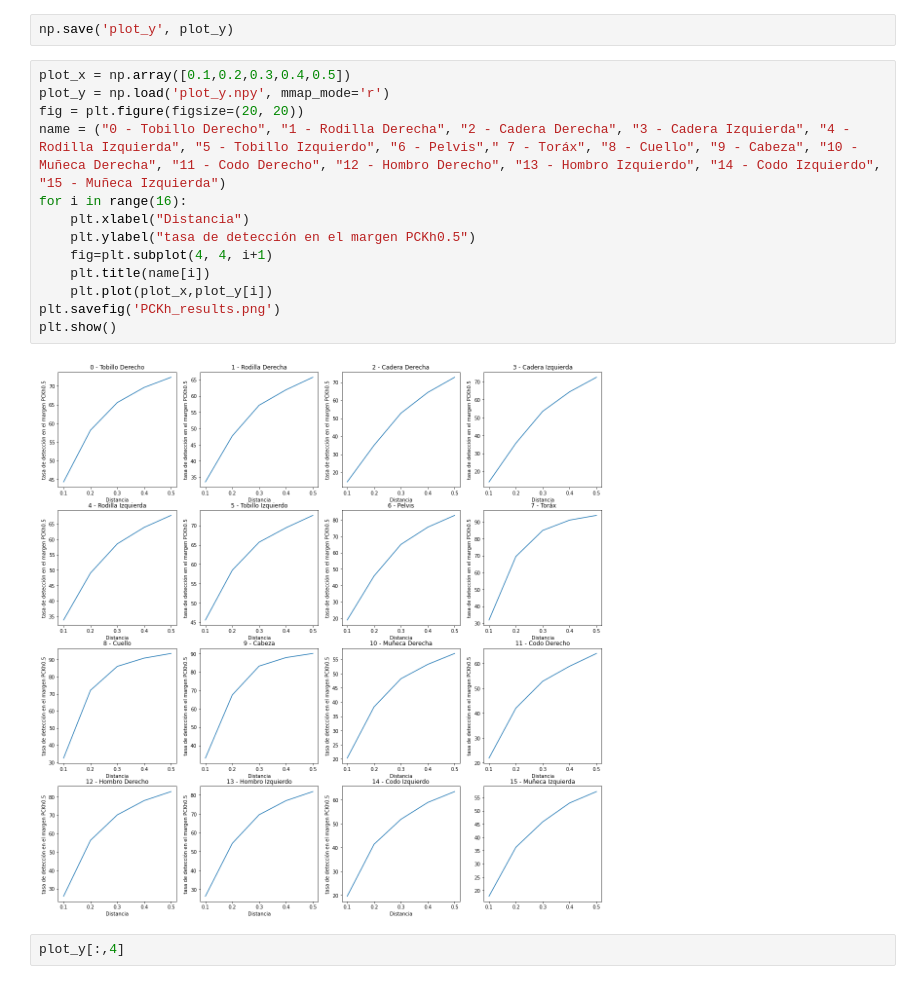
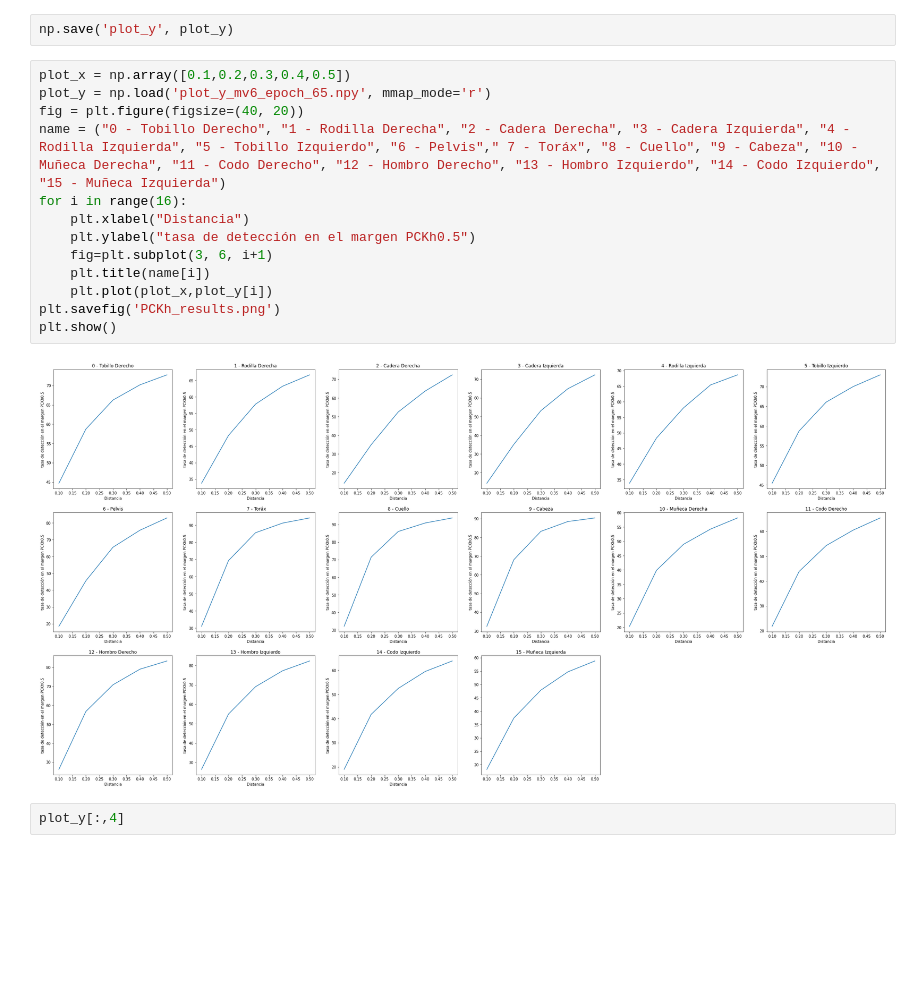
Before and after one commit to Grol4Espinoza/Human-Pose-Estimation, a Jupyter notebook: predict_test.ipynb, the cells around one changed output. Drawn from its saved outputs; the diff is of its cells as text; blank space fills up the shorter version.

```diff
--- a/predict_test.ipynb
+++ b/predict_test.ipynb
@@ -242,19 +241,19 @@ plot_x, plot_y = PCKH(X_test,np.moveaxis(y_test, -1, 1))
 np.save('plot_y', plot_y)
 # %%
 plot_x = np.array([0.1,0.2,0.3,0.4,0.5])
-plot_y = np.load('plot_y.npy', mmap_mode='r')
-fig = plt.figure(figsize=(20, 20))
+plot_y = np.load('plot_y_mv6_epoch_65.npy', mmap_mode='r')
+fig = plt.figure(figsize=(40, 20))
 name = ("0 - Tobillo Derecho", "1 - Rodilla Derecha", "2 - Cadera Derecha", "3 - Cadera Izquierda", "4 - Rodilla Izquierda", "5 - Tobillo Izquierdo", "6 - Pelvis"," 7 - Toráx", "8 - Cuello", "9 - Cabeza", "10 - Muñeca Derecha", "11 - Codo Derecho", "12 - Hombro Derecho", "13 - Hombro Izquierdo", "14 - Codo Izquierdo", "15 - Muñeca Izquierda")
 for i in range(16):
     plt.xlabel("Distancia")
     plt.ylabel("tasa de detección en el margen PCKh0.5")
-    fig=plt.subplot(4, 4, i+1)
+    fig=plt.subplot(3, 6, i+1)
     plt.title(name[i])
     plt.plot(plot_x,plot_y[i])
 plt.savefig('PCKh_results.png')
 plt.show()
 # %% [output]
-[figure, old version]
+[figure, new version]
 # %%
 plot_y[:,4]
 # %% [output]
```
Also changed, not shown: parts of 4 cells of this notebook, 2 other files.
